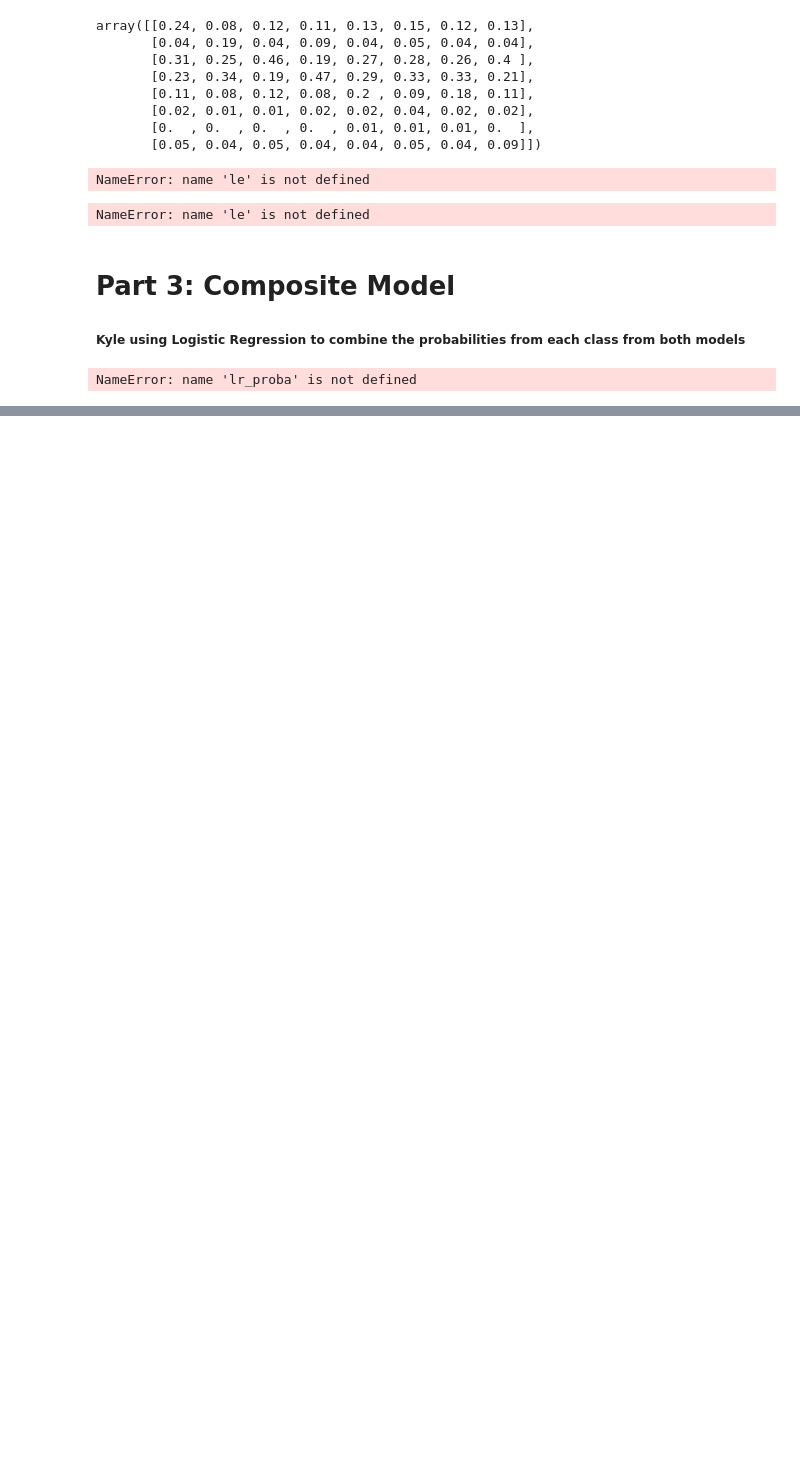
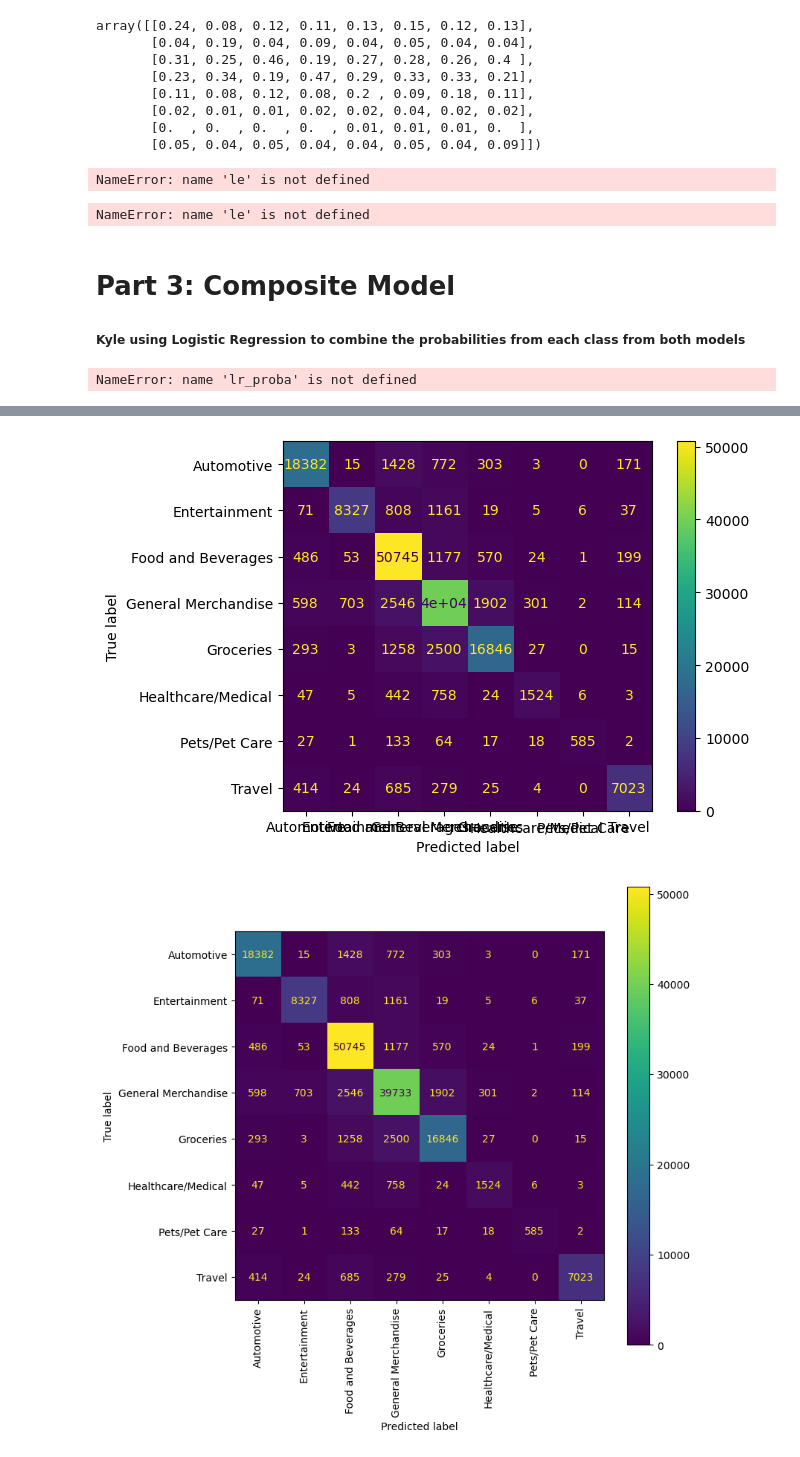
Before and after one commit to DSC180A/transaction_categorization, a Jupyter notebook: notebook/final-model.ipynb, the cells around one changed output, grey strips where cells are left out. Cells and saved outputs as stored; diff of their text form; code cells hidden in the pictures; blank space fills up the shorter version.

```diff
--- a/notebook/final-model.ipynb
+++ b/notebook/final-model.ipynb
@@ -382,0 +419,10 @@ NameError: name 'lr_proba' is not defined
+# %%
+disp = ConfusionMatrixDisplay.from_predictions(y_test_encoded, y_pred, display_labels=le.classes_)
+fig, ax = plt.subplots(figsize=(8, 8))  # adjust the figure size
+font_size = 10  # adjust the font size
+disp.plot(include_values=True, ax=ax, xticks_rotation='vertical', values_format='.0f')
+ax.set_xticklabels(disp.display_labels, fontsize=font_size, ha='center')  # adjust the font size and alignment
+plt.show()
+# %% [output]
+[figure, added]
+[figure, added]
```
Also changed, not shown: parts of 17 cells of this notebook.
